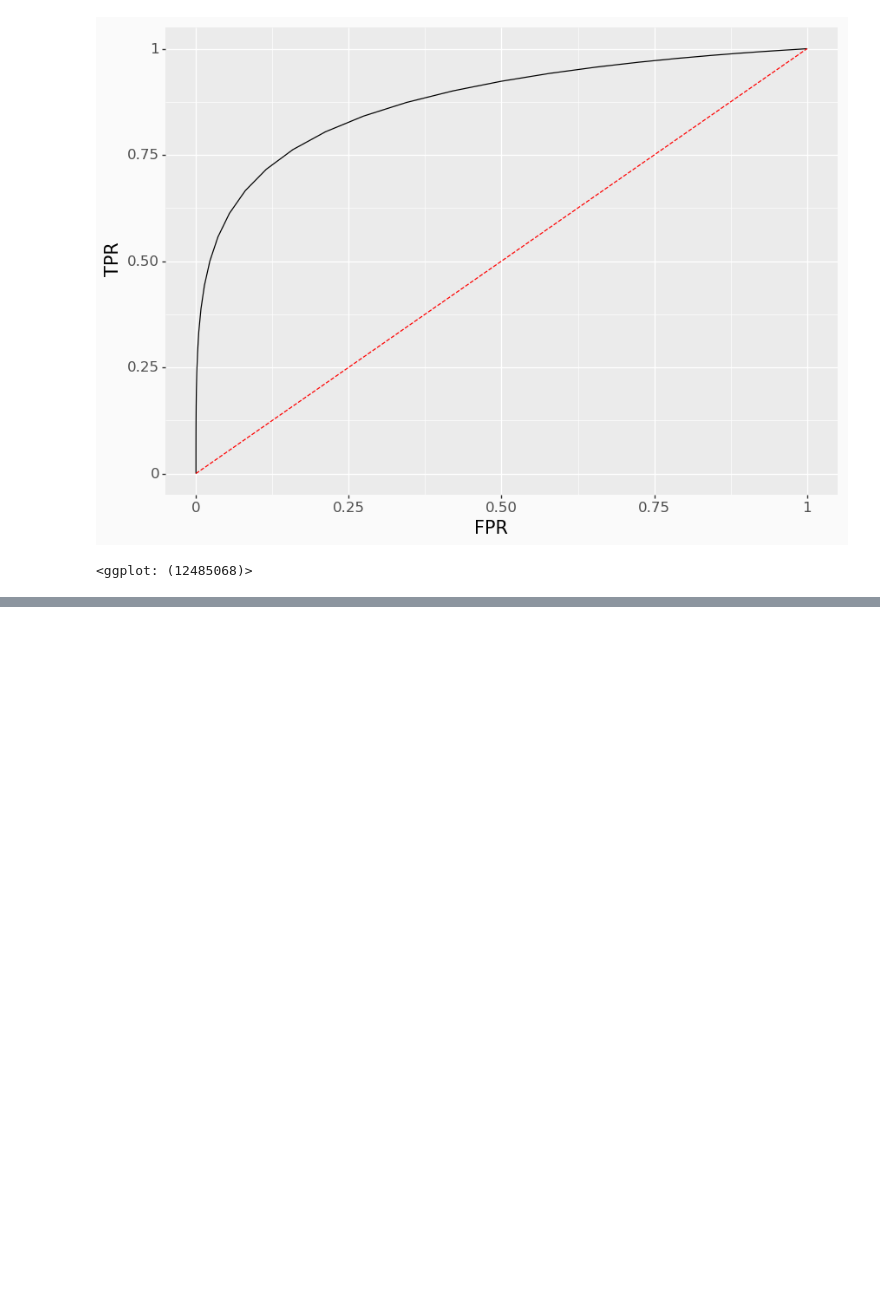
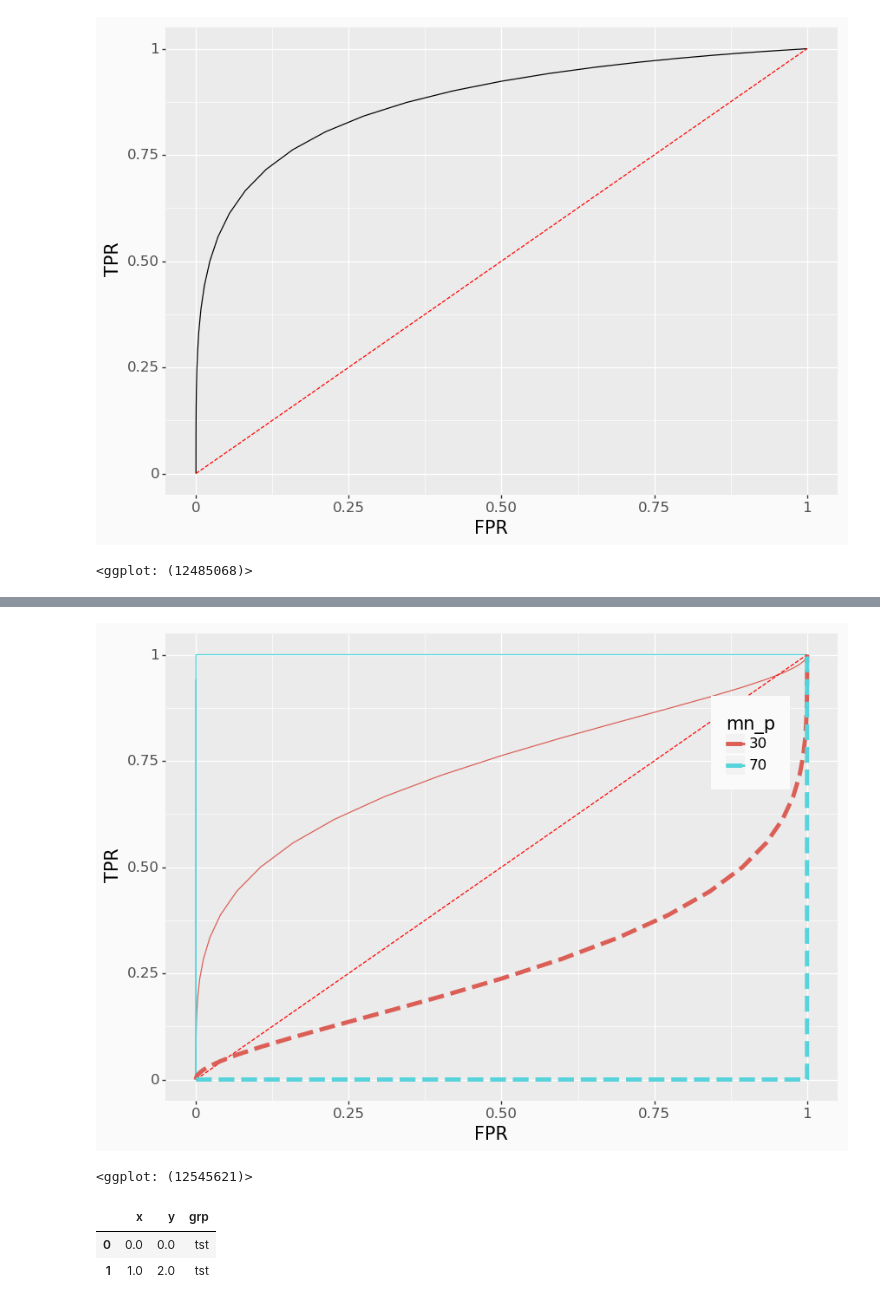
Before and after one commit to MichoelSnow/crtp, a Jupyter notebook: dig_trans_healthcare/Course/04_evaluating_predictions/images.ipynb, the cells around one changed output, grey strips where cells are left out. Drawn from its saved outputs; the diff is of its cells as text; code cells hidden in the pictures; blank space fills up the shorter version.

```diff
--- a/dig_trans_healthcare/Course/04_evaluating_predictions/images.ipynb
+++ b/dig_trans_healthcare/Course/04_evaluating_predictions/images.ipynb
@@ -111,0 +254,14 @@ p2.save(f'{PATH_I}/ROC.pdf')
+# %%
+# cdf_pos=stats.norm.cdf(range(100,0,-1), scale=7, loc=45)
+# cdf_neg=stats.norm.cdf(range(100,0,-1), scale=5, loc=35)
+# df_cdf = pd.DataFrame({'TPR':1-cdf_pos,'FPR':1-cdf_neg})
+diag = pd.DataFrame({'x':[0,1],'y':[0,1]})
+p2 = (ggplot() + geom_line(df_roc_p,aes('FPR','TPR',color='mn_p')) +
+ geom_line(diag, aes('x','y'),linetype='dashed',color='r') +
+ geom_line(df_roc_n, aes('TNR','FNR',color='mn_p'),linetype='dashed',size=2) +
+ tex_theme)
+
+p2
+# %% [output]
+[figure, added]
+<ggplot: (12545621)>
@@ -111,0 +272,6 @@ p2.save(f'{PATH_I}/ROC.pdf')
+# %%
+df
+# %% [output]
+|  | x | y | grp |
+| 0 | 0.0 | 0.0 | tst |
+| 1 | 1.0 | 2.0 | tst |
```
Also changed, not shown: parts of 18 cells of this notebook, 9 other files.
